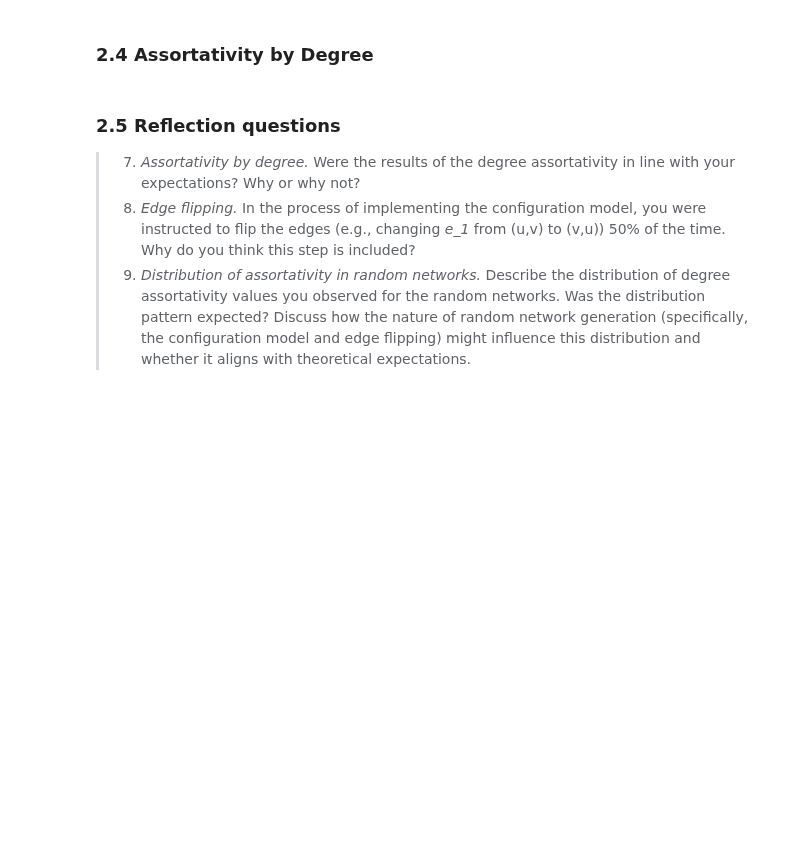
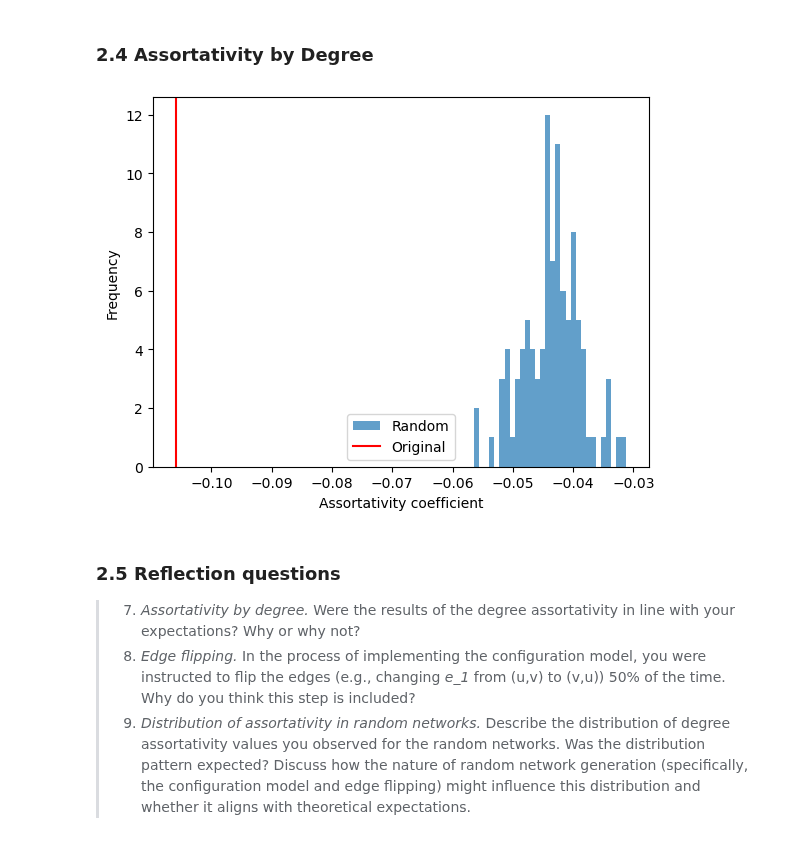
Before and after one commit to KarolineKlan/Assignments_ComSocSci2024, a Jupyter notebook: Assignment2.ipynb, the cells around one changed output. Cells and saved outputs as stored; diff of their text form; code cells hidden in the pictures; blank space fills up the shorter version.

```diff
--- a/Assignment2.ipynb
+++ b/Assignment2.ipynb
@@ -304,14 +346,16 @@ def degree_assortativity(G):
     return assortativity
 # %%
 degree_value_CSS = nx.degree_assortativity_coefficient(G)
-degree_value_random = Parallel(n_jobs=4)(delayed(degree_assortativity)(G) for G in network_list_100)
+degree_value_random = Parallel(n_jobs=4)(delayed(nx.degree_assortativity_coefficient)(G) for G in network_list_100)
 
 plt.hist(degree_value_random, bins=30, alpha=0.7, label='Random')
 plt.axvline(degree_value_CSS, color='red', label='Original')
 plt.xlabel('Assortativity coefficient')
 plt.ylabel('Frequency')
 plt.legend()
 plt.show()
+# %% [output]
+[figure, added]
 # %% [markdown]
 ### 2.5 Reflection questions
 
```
Also changed, not shown: parts of 5 cells of this notebook.
